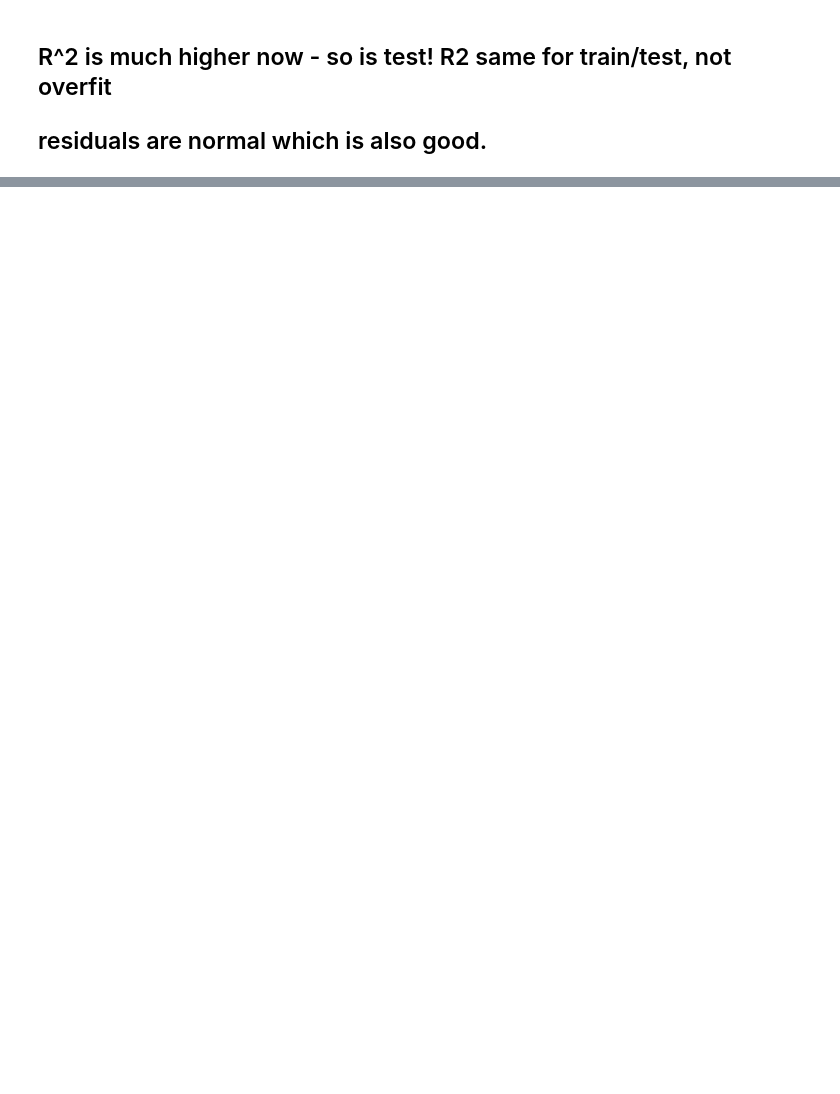
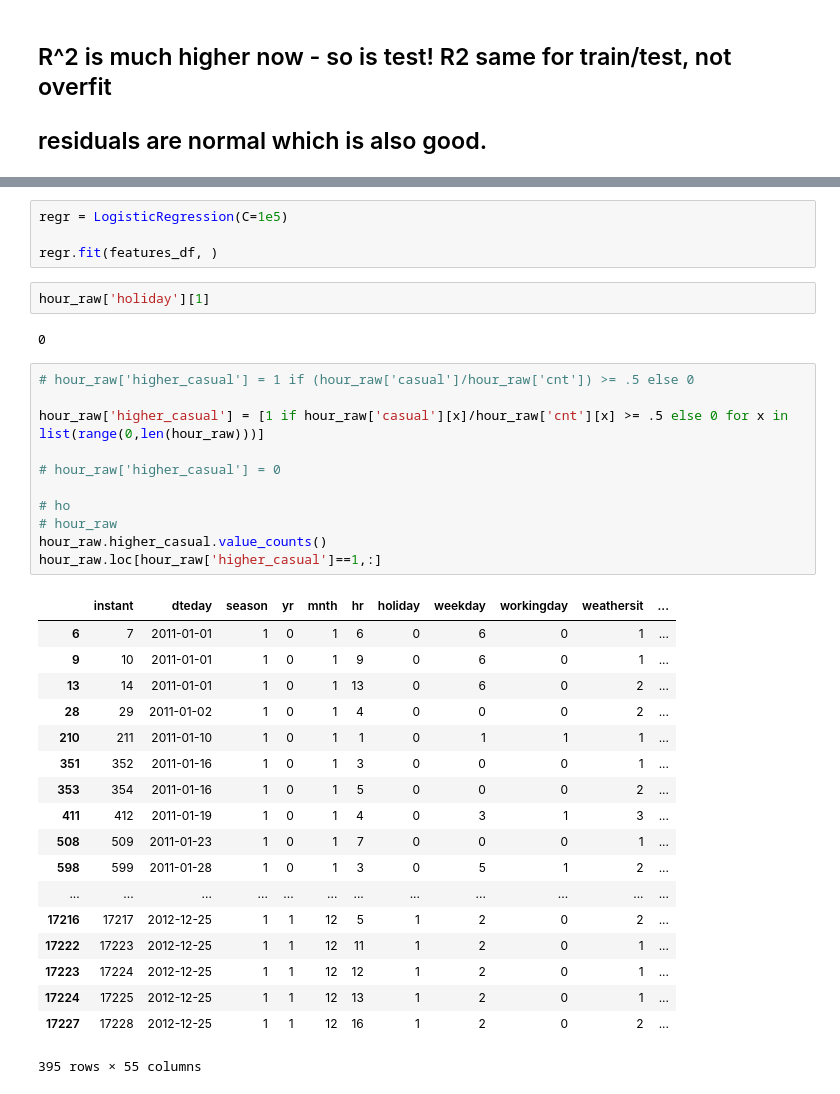
Before and after one commit to mzhou356/bike-sharing-regression, a Jupyter notebook: joe_bike_share_notebook.ipynb, the cells around one changed output, grey strips where cells are left out. Drawn from its saved outputs; the diff is of its cells as text; blank space fills up the shorter version.

```diff
--- a/joe_bike_share_notebook.ipynb
+++ b/joe_bike_share_notebook.ipynb
@@ -253,0 +288,38 @@ array([[<matplotlib.axes._subplots.AxesSubplot object at 0x...>]],
+# %%
+regr = LogisticRegression(C=1e5)
+
+regr.fit(features_df, )
+# %%
+hour_raw['holiday'][1]
+# %% [output]
+0
+# %%
+# hour_raw['higher_casual'] = 1 if (hour_raw['casual']/hour_raw['cnt']) >= .5 else 0
+
+hour_raw['higher_casual'] = [1 if hour_raw['casual'][x]/hour_raw['cnt'][x] >= .5 else 0 for x in list(range(0,len(hour_raw)))]
+
+# hour_raw['higher_casual'] = 0
+
+# ho
+# hour_raw
+hour_raw.higher_casual.value_counts()
+hour_raw.loc[hour_raw['higher_casual']==1,:]
+# %% [output]
+|  | instant | dteday | season | yr | mnth | hr | holiday | weekday | workingday | weathersit | ... |
+| 6 | 7 | 2011-01-01 | 1 | 0 | 1 | 6 | 0 | 6 | 0 | 1 | ... |
+| 9 | 10 | 2011-01-01 | 1 | 0 | 1 | 9 | 0 | 6 | 0 | 1 | ... |
+| 13 | 14 | 2011-01-01 | 1 | 0 | 1 | 13 | 0 | 6 | 0 | 2 | ... |
+| 28 | 29 | 2011-01-02 | 1 | 0 | 1 | 4 | 0 | 0 | 0 | 2 | ... |
+| 210 | 211 | 2011-01-10 | 1 | 0 | 1 | 1 | 0 | 1 | 1 | 1 | ... |
+| 351 | 352 | 2011-01-16 | 1 | 0 | 1 | 3 | 0 | 0 | 0 | 1 | ... |
+| 353 | 354 | 2011-01-16 | 1 | 0 | 1 | 5 | 0 | 0 | 0 | 2 | ... |
+| 411 | 412 | 2011-01-19 | 1 | 0 | 1 | 4 | 0 | 3 | 1 | 3 | ... |
+| 508 | 509 | 2011-01-23 | 1 | 0 | 1 | 7 | 0 | 0 | 0 | 1 | ... |
+| 598 | 599 | 2011-01-28 | 1 | 0 | 1 | 3 | 0 | 5 | 1 | 2 | ... |
+| ... | ... | ... | ... | ... | ... | ... | ... | ... | ... | ... | ... |
+| 17216 | 17217 | 2012-12-25 | 1 | 1 | 12 | 5 | 1 | 2 | 0 | 2 | ... |
+| 17222 | 17223 | 2012-12-25 | 1 | 1 | 12 | 11 | 1 | 2 | 0 | 1 | ... |
+| 17223 | 17224 | 2012-12-25 | 1 | 1 | 12 | 12 | 1 | 2 | 0 | 1 | ... |
+| 17224 | 17225 | 2012-12-25 | 1 | 1 | 12 | 13 | 1 | 2 | 0 | 1 | ... |
+| 17227 | 17228 | 2012-12-25 | 1 | 1 | 12 | 16 | 1 | 2 | 0 | 2 | ... |
+395 rows × 55 columns
```
Also changed, not shown: parts of 11 cells of this notebook.
